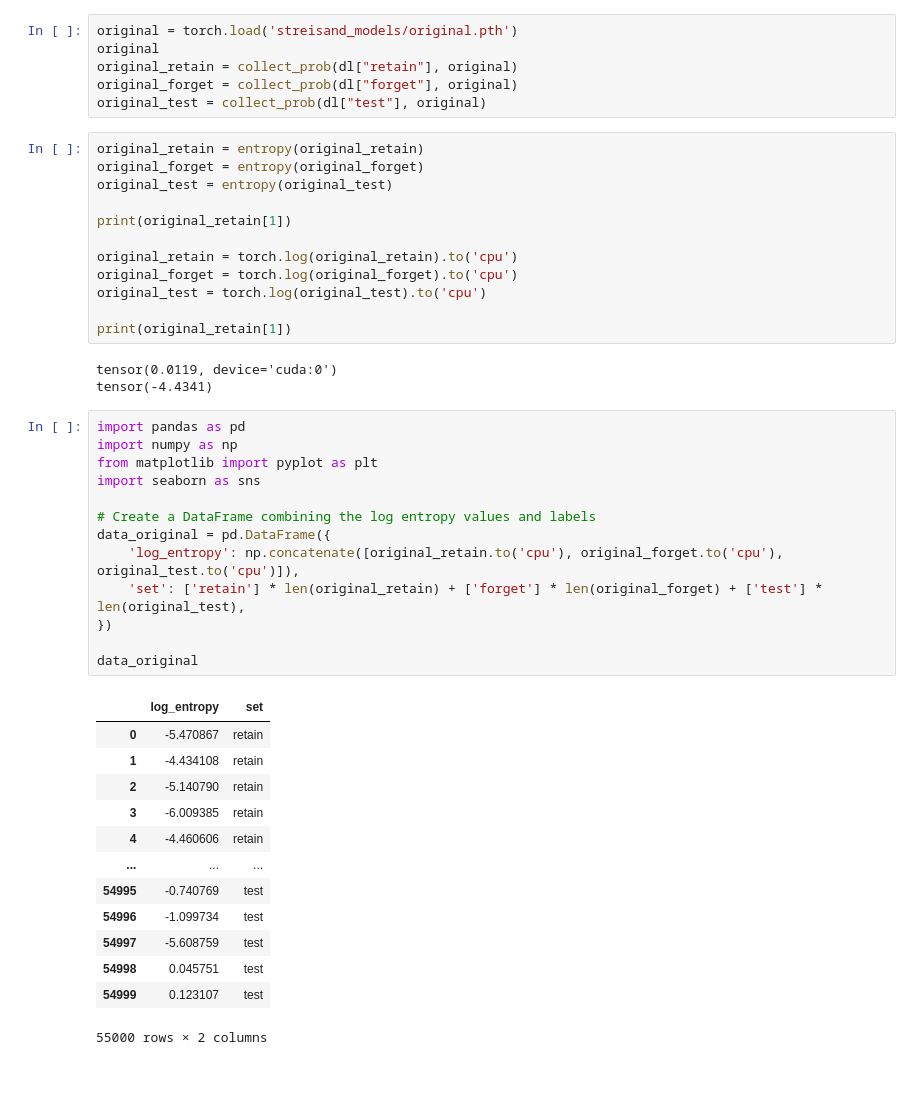
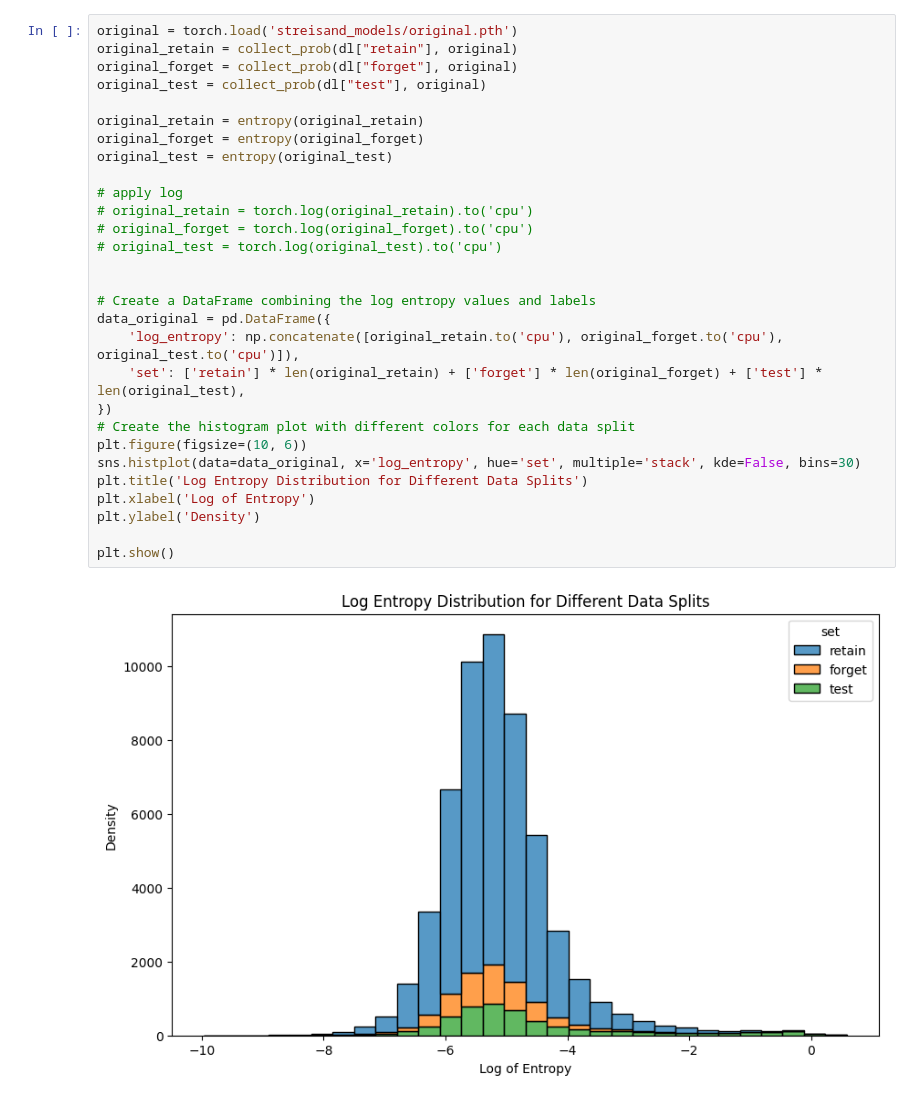
Before and after one commit to cspartalis/LoTUS, a Jupyter notebook: notebooks/streisand.ipynb, the cells around one changed output. Cells and saved outputs as stored; diff of their text form; blank space fills up the shorter version.

```diff
--- a/notebooks/streisand.ipynb
+++ b/notebooks/streisand.ipynb
@@ -34,54 +41,37 @@ UDL = UnlearningDataLoader(
 dl, _ = UDL.load_data()
 num_classes = len(UDL.classes)
 input_channels = UDL.input_channels
-# %%
-original = torch.load('streisand_models/original.pth')
-original
-original_retain = collect_prob(dl["retain"], original)
-original_forget = collect_prob(dl["forget"], original)
-original_test = collect_prob(dl["test"], original)
-# %%
-original_retain = entropy(original_retain)
-original_forget = entropy(original_forget)
-original_test = entropy(original_test)
-
-print(original_retain[1])
-
-original_retain = torch.log(original_retain).to('cpu')
-original_forget = torch.log(original_forget).to('cpu')
-original_test = torch.log(original_test).to('cpu')
-
-print(original_retain[1])
-# %% [output]
-tensor(0.0119, device='cuda:0')
-tensor(-4.4341)
-# %%
-import pandas as pd
-import numpy as np
-from matplotlib import pyplot as plt
-import seaborn as sns
-
-# Create a DataFrame combining the log entropy values and labels
-data_original = pd.DataFrame({
-    'log_entropy': np.concatenate([original_retain.to('cpu'), original_forget.to('cpu'), original_test.to('cpu')]),
-    'set': ['retain'] * len(original_retain) + ['forget'] * len(original_forget) + ['test'] * len(original_test),
-})
-
-data_original
-# %% [output]
-|  | log_entropy | set |
-| 0 | -5.470867 | retain |
-| 1 | -4.434108 | retain |
-| 2 | -5.140790 | retain |
-| 3 | -6.009385 | retain |
-| 4 | -4.460606 | retain |
-| ... | ... | ... |
-| 54995 | -0.740769 | test |
-| 54996 | -1.099734 | test |
-| 54997 | -5.608759 | test |
-| 54998 | 0.045751 | test |
-| 54999 | 0.123107 | test |
-55000 rows × 2 columns
+# %%
+original = torch.load('streisand_models/original.pth')
+original_retain = collect_prob(dl["retain"], original)
+original_forget = collect_prob(dl["forget"], original)
+original_test = collect_prob(dl["test"], original)
+
+original_retain = entropy(original_retain)
+original_forget = entropy(original_forget)
+original_test = entropy(original_test)
+
+# apply log
+# original_retain = torch.log(original_retain).to('cpu')
+# original_forget = torch.log(original_forget).to('cpu')
+# original_test = torch.log(original_test).to('cpu')
+
+
+# Create a DataFrame combining the log entropy values and labels
+data_original = pd.DataFrame({
+    'log_entropy': np.concatenate([original_retain.to('cpu'), original_forget.to('cpu'), original_test.to('cpu')]),
+    'set': ['retain'] * len(original_retain) + ['forget'] * len(original_forget) + ['test'] * len(original_test),
+})
+# Create the histogram plot with different colors for each data split
+plt.figure(figsize=(10, 6))
+sns.histplot(data=data_original, x='log_entropy', hue='set', multiple='stack', kde=False, bins=30)
+plt.title('Log Entropy Distribution for Different Data Splits')
+plt.xlabel('Log of Entropy')
+plt.ylabel('Density')
+
+plt.show()
+# %% [output]
+[figure, added]
 # %%
 # Create the histogram plot with different colors for each data split
 plt.figure(figsize=(10, 6))
```
Also changed, not shown: parts of 7 cells of this notebook, 10 other files.
